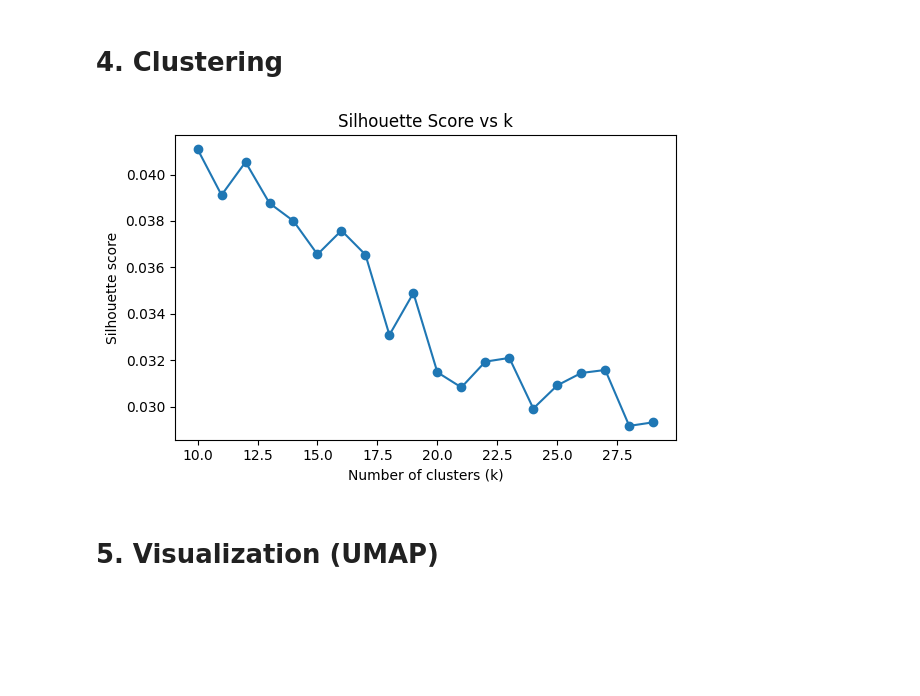
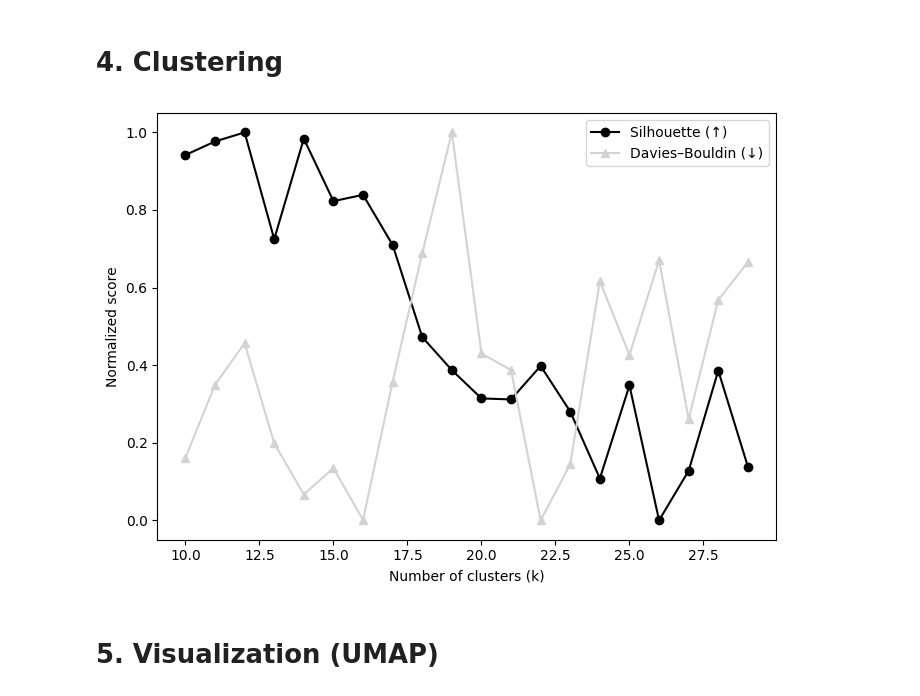
Before and after one commit to BodenmillerGroup/RCC_publication, a Jupyter notebook: HE/06_ClusterEmbeddings.ipynb, the cells around one changed output. Cells and saved outputs as stored; diff of their text form; code cells hidden in the pictures; blank space fills up the shorter version.

```diff
--- a/HE/06_ClusterEmbeddings.ipynb
+++ b/HE/06_ClusterEmbeddings.ipynb
@@ -69,13 +70,22 @@ X_pca = pca.fit_transform(X_scaled)
 # 4. Clustering
 # %%
 # Test K for kmeans clustering
-X_eval = X_pca   # shape: (N_patches, n_components)
+X_eval = X_pca
+
+from sklearn.metrics import (
+    silhouette_score,
+    davies_bouldin_score
+)
 
 Ks = range(10, 30)
+
 sil_scores = []
+dbi_scores = []
 
-# subsample if large
+# Subsample
 max_samples = 10000
+np.random.seed(20)
+
 if X_eval.shape[0] > max_samples:
     idx = np.random.choice(X_eval.shape[0], max_samples, replace=False)
     X_sub = X_eval[idx]
@@ -84,18 +94,36 @@ else:
 
 for k in Ks:
     kmeans = KMeans(n_clusters=k, random_state=0, n_init=20)
-    labels = kmeans.fit_predict(X_sub)
-    score = silhouette_score(X_sub, labels)
-    sil_scores.append(score)
+
+    labels_sub = kmeans.fit_predict(X_sub)
+
+    sil_scores.append(silhouette_score(X_sub, labels_sub))
+    dbi_scores.append(davies_bouldin_score(X_sub, labels_sub))
-# %%
-plt.figure(figsize=(6, 4))
-plt.plot(Ks, sil_scores, marker="o")
-plt.xlabel("Number of clusters (k)")
-plt.ylabel("Silhouette score")
-plt.title("Silhouette Score vs k")
-plt.tight_layout()
-plt.show()
-# %% [output]
-[figure, removed]
+# %%
+mpl.rcParams["pdf.fonttype"] = 42   # TrueType
+mpl.rcParams["ps.fonttype"] = 42
+
+def minmax(x):
+    return (x - np.min(x)) / (np.max(x) - np.min(x))
+
+sil_n = minmax(sil_scores)
+dbi_n = minmax(dbi_scores)
+
+plt.figure(figsize=(7, 5))
+
+plt.plot(Ks, sil_n, marker="o", color = "black", label="Silhouette (↑)")
+plt.plot(Ks, dbi_n, marker="^", color = "lightgrey", label="Davies–Bouldin (↓)")
+
+plt.xlabel("Number of clusters (k)")
+plt.ylabel("Normalized score")
+plt.legend()
+plt.tight_layout()
+
+export_path = '/mnt/central_nas/rcc_volume/RCC/figures/HE/HE_embeddings_clusters_silhouette_DBS.pdf'
+plt.savefig(export_path, format = 'pdf', bbox_inches="tight")
+
+plt.show()
+# %% [output]
+[figure, added]
 # %%
 # Select k
```
Also changed, not shown: parts of 5 cells of this notebook, 1 other file.
